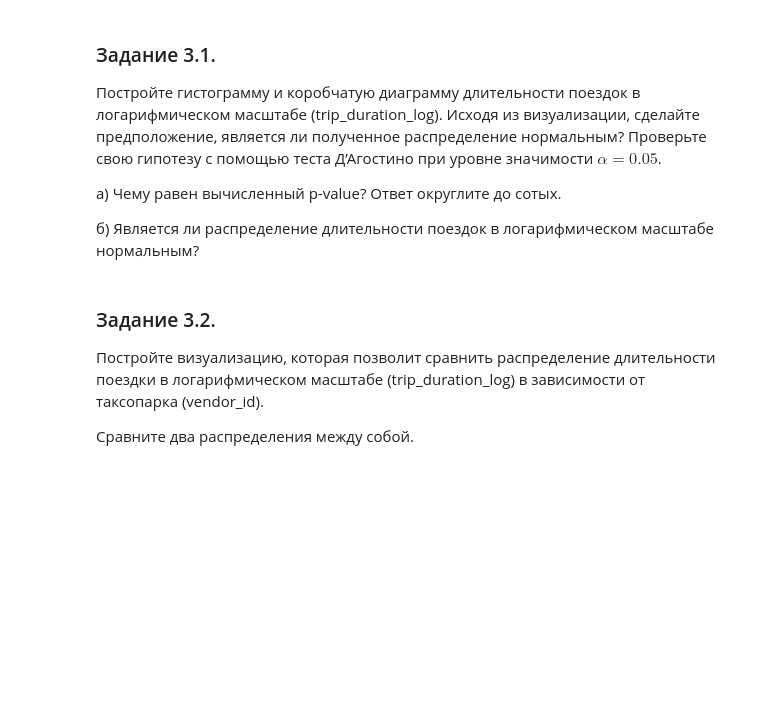
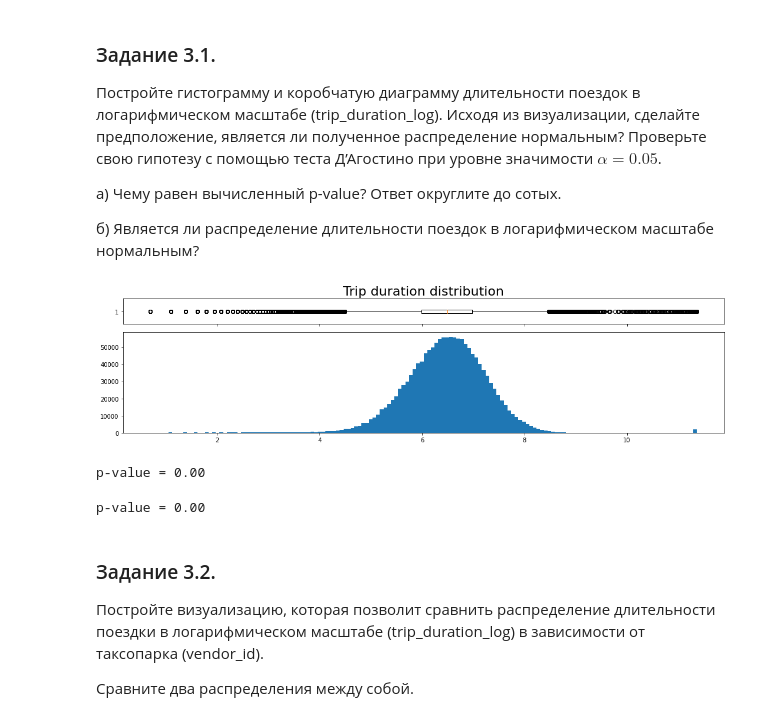
Before and after one commit to dmitruy11/PROJEKT-5, a Jupyter notebook: Project-5._Ноутбук-шаблон.ipynb, the cells around one changed output. Cells and saved outputs as stored; diff of their text form; code cells hidden in the pictures; blank space fills up the shorter version.

```diff
--- a/Project-5._Ноутбук-шаблон.ipynb
+++ b/Project-5._Ноутбук-шаблон.ipynb
@@ -538,3 +538,20 @@ taxi_data['trip_duration_log'] = np.log(taxi_data['trip_duration']+1)
+# %%
+fig, axx = plt.subplots(2, 1, sharex=True, figsize=(15, 4), gridspec_kw={'height_ratios': [1,4]})
+axx[0].boxplot(taxi_data['trip_duration_log'], vert=False)
+axx[0].set_title('Trip duration distribution', fontsize=22)
+axx[1].hist(taxi_data['trip_duration_log'], bins=150)
+plt.tight_layout()
+plt.show()
+_, p = stats.normaltest(taxi_data['trip_duration_log'])
+print('p-value = {:.2f}'.format(p))
+# %% [output]
+[figure, added]
+p-value = 0.00
+# %%
+_, p = stats.normaltest(taxi_data['trip_duration_log'])
+print('p-value = {:.2f}'.format(p))
+# %% [output]
+p-value = 0.00
 # %% [markdown]
 ### Задание 3.2.
 Постройте визуализацию, которая позволит сравнить распределение длительности поездки в логарифмическом масштабе (trip_duration_log) в зависимости от таксопарка (vendor_id).
```
Also changed, not shown: parts of 19 cells of this notebook.
